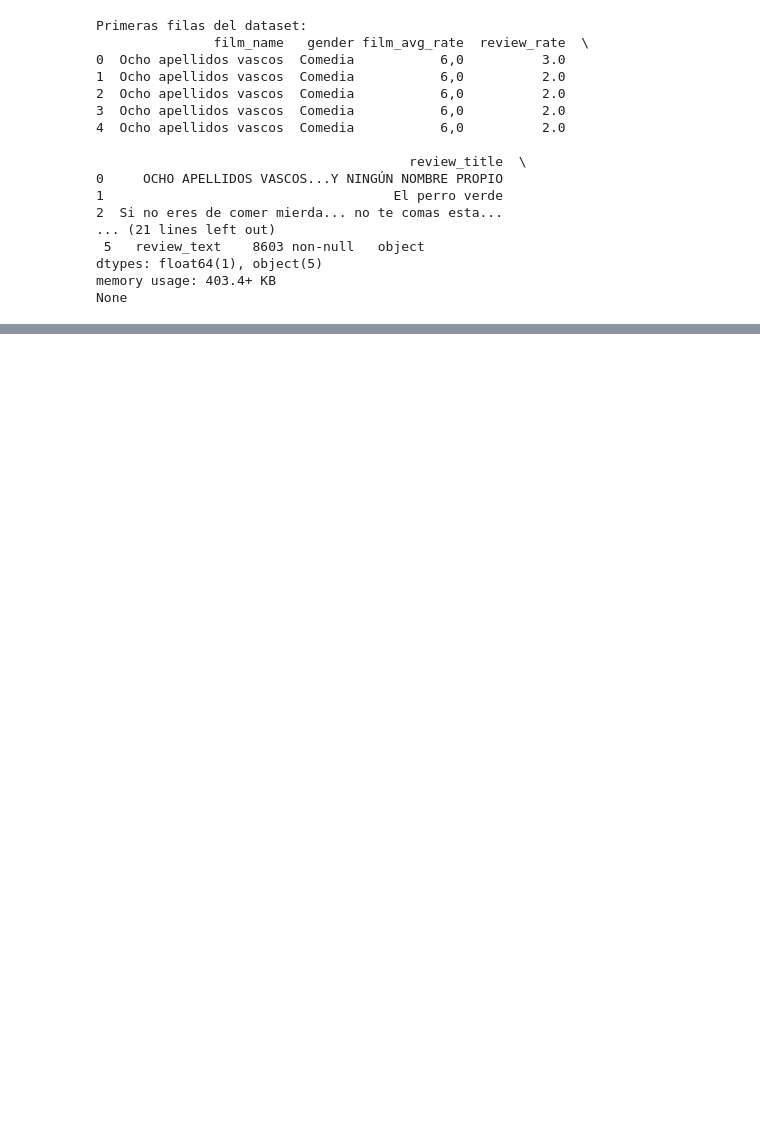
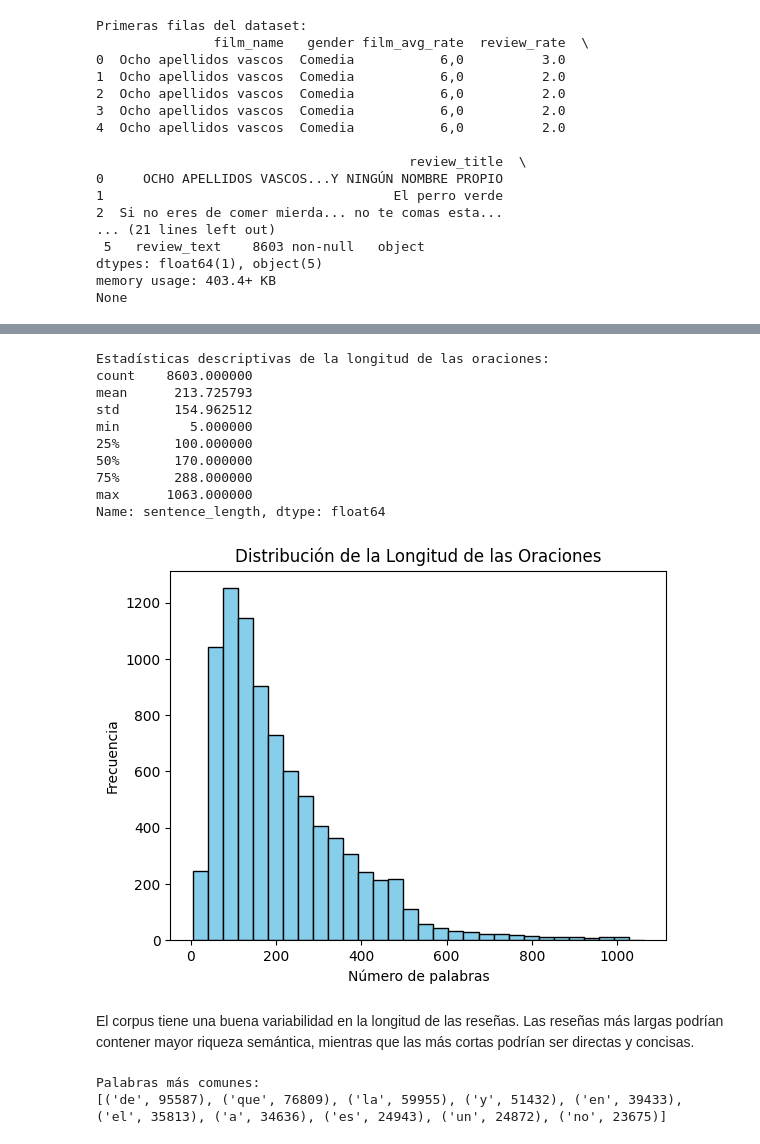
Before and after one commit to tdiego74/Clase_Data_Science_III_PBLC, a Jupyter notebook: Proyecto_DS_III_Entrega_Final_Tocci.ipynb, the cells around one changed output, grey strips where cells are left out. Saved outputs shown, nothing was run; the diff lists cells and outputs as text; code cells hidden in the pictures; blank space fills up the shorter version.

```diff
--- a/Proyecto_DS_III_Entrega_Final_Tocci.ipynb
+++ b/Proyecto_DS_III_Entrega_Final_Tocci.ipynb
@@ -149,3 +133,47 @@ unique      28
 top        7,2
 freq      1129
 Name: film_avg_rate, dtype: object
+# %%
+# Longitud de las oraciones
+df['sentence_length'] = df['review_text'].apply(lambda x: len(str(x).split()))
+
+# Estadísticas descriptivas
+print("Estadísticas descriptivas de la longitud de las oraciones:")
+print(df['sentence_length'].describe())
+
+# Histograma de la longitud de las oraciones
+# import matplotlib.pyplot as plt
+
+plt.hist(df['sentence_length'], bins=30, color='skyblue', edgecolor='black')
+plt.title('Distribución de la Longitud de las Oraciones')
+plt.xlabel('Número de palabras')
+plt.ylabel('Frecuencia')
+plt.show()
+# %% [output]
+Estadísticas descriptivas de la longitud de las oraciones:
+count    8603.000000
+mean      213.725793
+std       154.962512
+min         5.000000
+25%       100.000000
+50%       170.000000
+75%       288.000000
+max      1063.000000
+Name: sentence_length, dtype: float64
+[figure, added]
+# %% [markdown]
+El corpus tiene una buena variabilidad en la longitud de las reseñas.
+Las reseñas más largas podrían contener mayor riqueza semántica, mientras que las más cortas podrían ser directas y concisas.
+# %%
+# from collections import Counter
+
+# Contar palabras
+all_words = ' '.join(df['review_text'].dropna()).split()
+word_counts = Counter(all_words)
+
+# Palabras más comunes
+print("Palabras más comunes:")
+print(word_counts.most_common(10))
+# %% [output]
+Palabras más comunes:
+[('de', 95587), ('que', 76809), ('la', 59955), ('y', 51432), ('en', 39433), ('el', 35813), ('a', 34636), ('es', 24943), ('un', 24872), ('no', 23675)]
```
Also changed, not shown: parts of 9 cells of this notebook.
